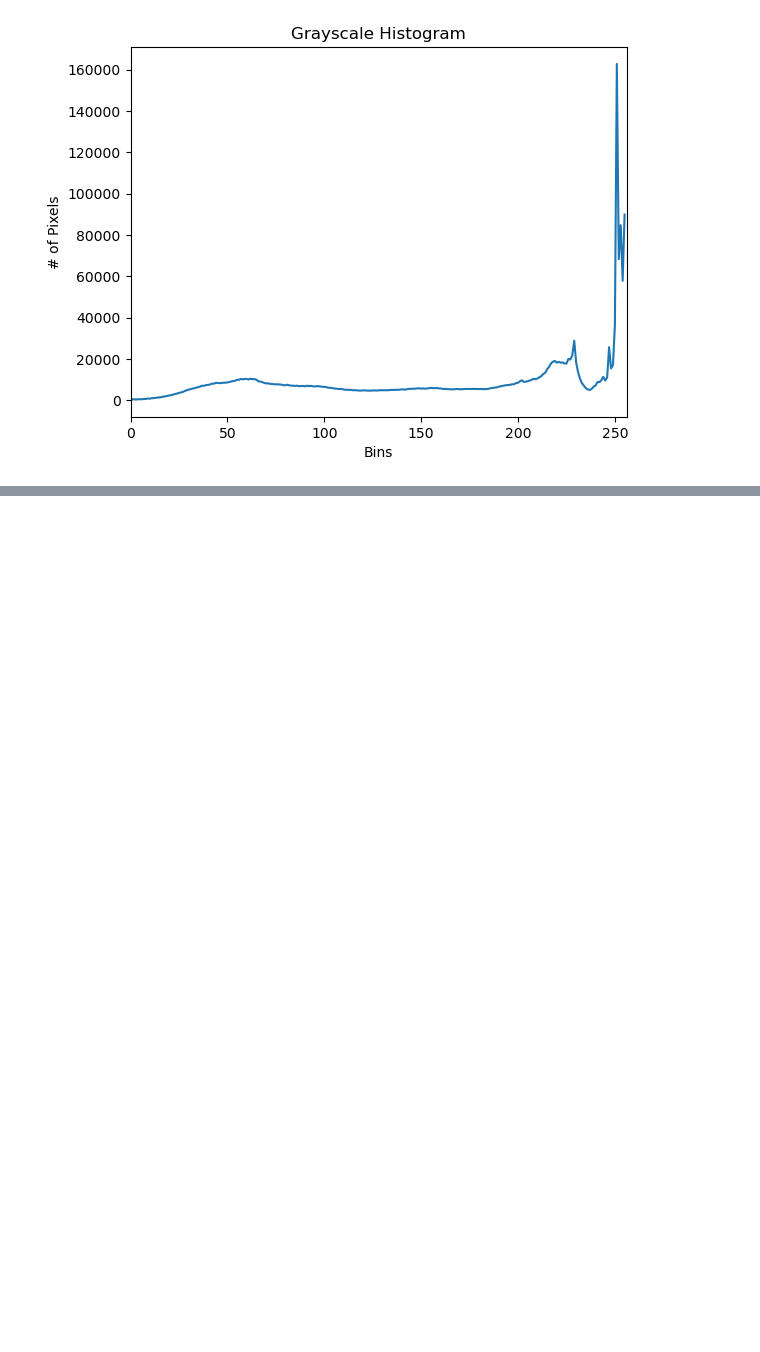
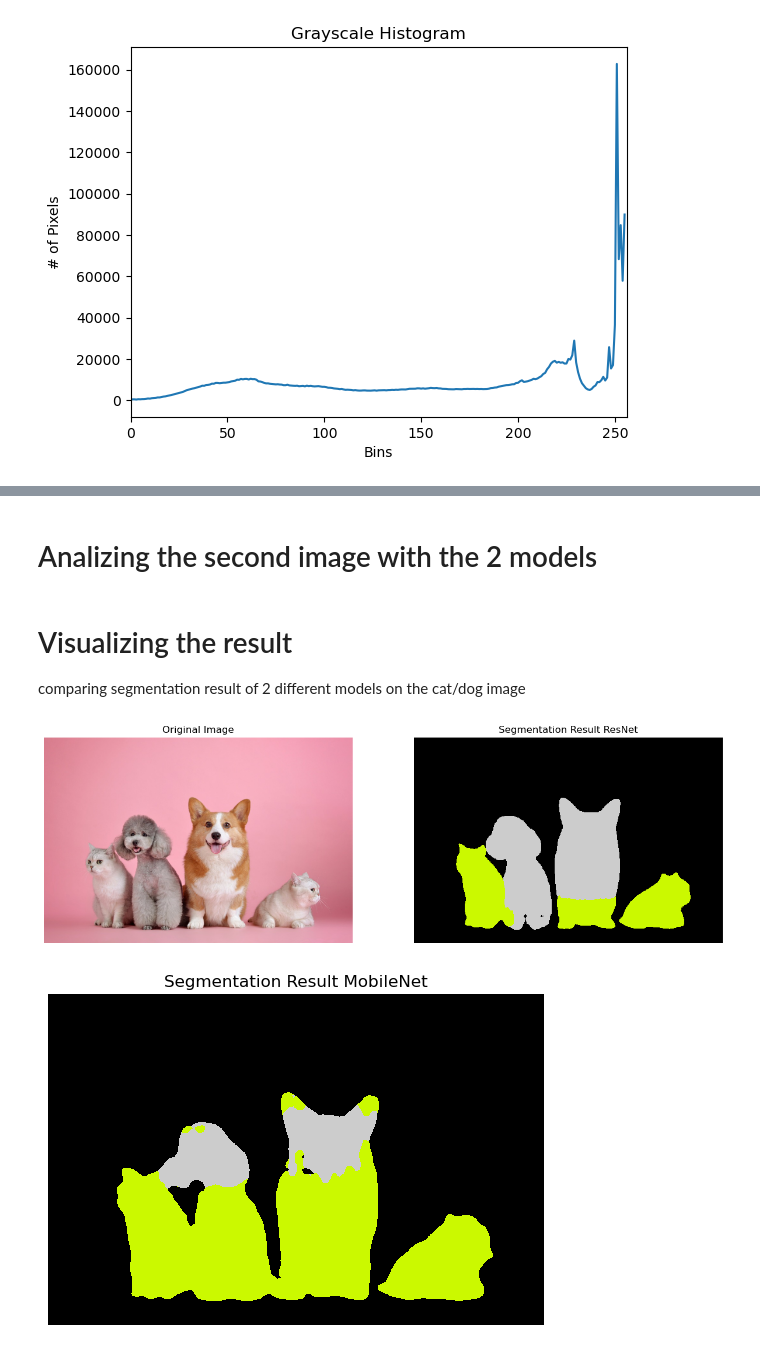
Before and after one commit to sramponi86/CAS_AIS_CNN, a Jupyter notebook: Stefano_Ramponi_Project_2_Section_4_Solution.ipynb, the cells around one changed output, grey strips where cells are left out. Drawn from its saved outputs; the diff is of its cells as text; code cells hidden in the pictures; blank space fills up the shorter version.

```diff
--- a/Stefano_Ramponi_Project_2_Section_4_Solution.ipynb
+++ b/Stefano_Ramponi_Project_2_Section_4_Solution.ipynb
@@ -203,0 +305,33 @@ plt.xlim([0, 256])
+# %% [markdown]
+# Analizing the second image with the 2 models
+# %%
+with torch.no_grad():
+    output_resnet_second = model_resnet(input_batch_second)['out'][0]
+output_pred_resnet_second = output_resnet_second.argmax(0)
+# %%
+with torch.no_grad():
+    output_mobilenet_second = model_mobilenet(input_batch_second)['out'][0]
+output_pred_mobilenet_second = output_mobilenet_second.argmax(0)
+# %% [markdown]
+# Visualizing the result
+comparing segmentation result of 2 different models on the cat/dog image
+# %%
+plt.figure(figsize=(15, 5))
+plt.subplot(1, 2, 1)
+plt.imshow(image_second)
+plt.title('Original Image')
+plt.axis('off')  # Hide the axis for a cleaner look
+plt.subplot(1, 2, 2)
+# We use a color map to differentiate the segments identified by the model.
+plt.imshow(output_pred_resnet_second.byte().cpu().numpy(), cmap='nipy_spectral', interpolation='nearest')
+plt.title('Segmentation Result ResNet')
+plt.axis('off')
+plt.show()
+
+plt.imshow(output_pred_mobilenet_second.byte().cpu().numpy(), cmap='nipy_spectral', interpolation='nearest')
+plt.title('Segmentation Result MobileNet')
+plt.axis('off')
+plt.show()
+# %% [output]
+[figure, added]
+[figure, added]
```
Also changed, not shown: parts of 14 cells of this notebook.
